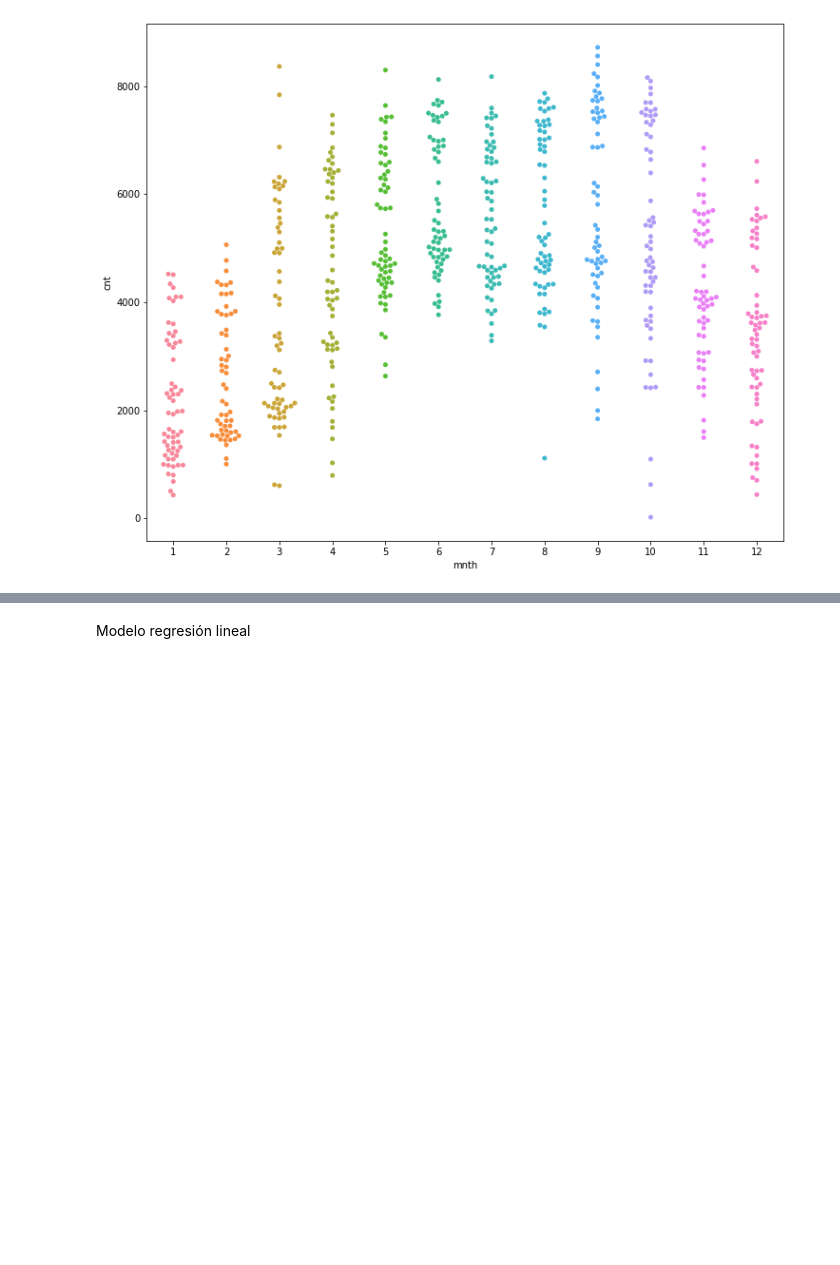
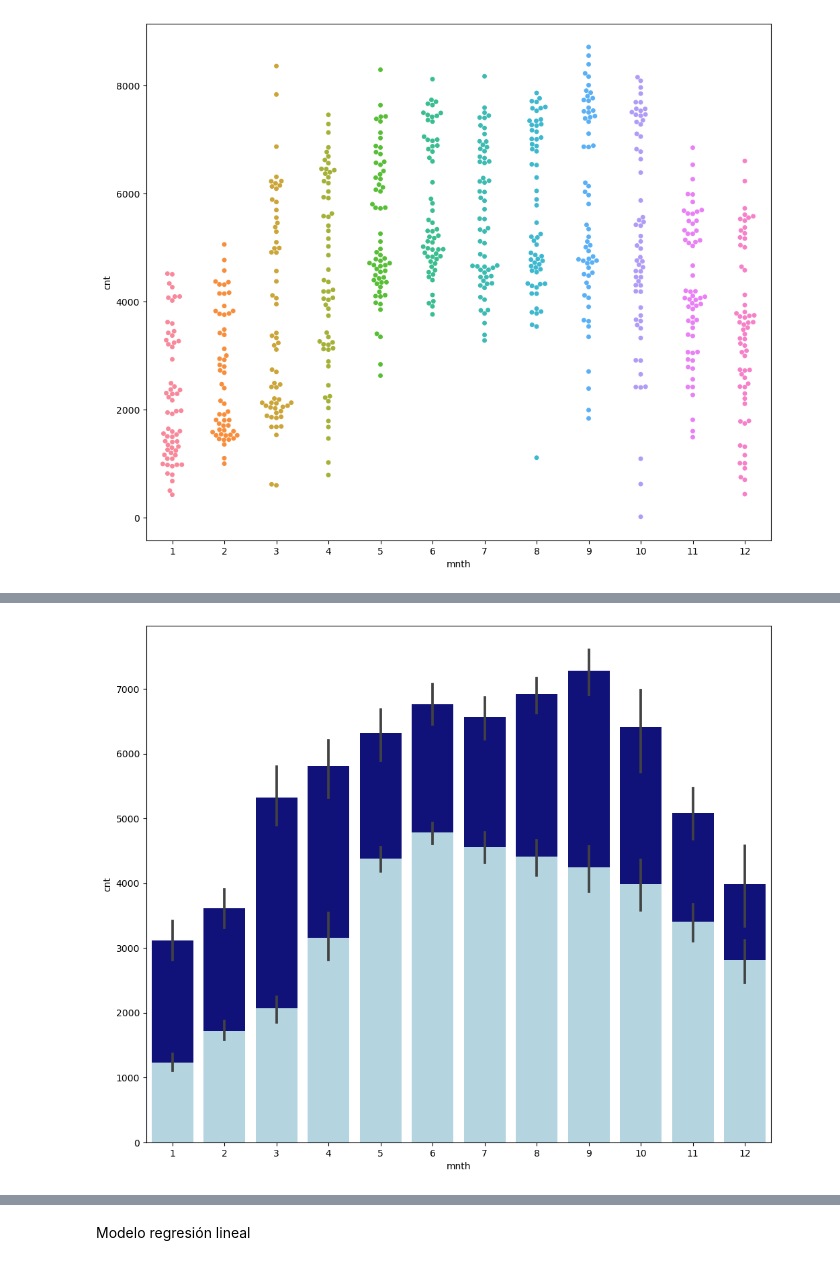
Before and after one commit to Adalab/Adalab-project-da-promo-B-module-3-team-2, a Jupyter notebook: eda.ipynb, the cells around one changed output, grey strips where cells are left out. Drawn from its saved outputs; the diff is of its cells as text; code cells hidden in the pictures; blank space fills up the shorter version.

```diff
--- a/eda.ipynb
+++ b/eda.ipynb
@@ -362,2 +362,8 @@ sns.lineplot(data= df2, x="instant", y="casual");
 # %%
 # completar con las gráficas de Diana
+# %%
+
+sns.barplot(y="cnt", x="mnth", data=df2[df2['yr']==1],  color='darkblue')
+sns.barplot(y="cnt",  x="mnth", data=df2[df2['yr']==0], color='lightblue');
+# %% [output]
+[figure, added]
```
Also changed, not shown: parts of 10 cells of this notebook.
